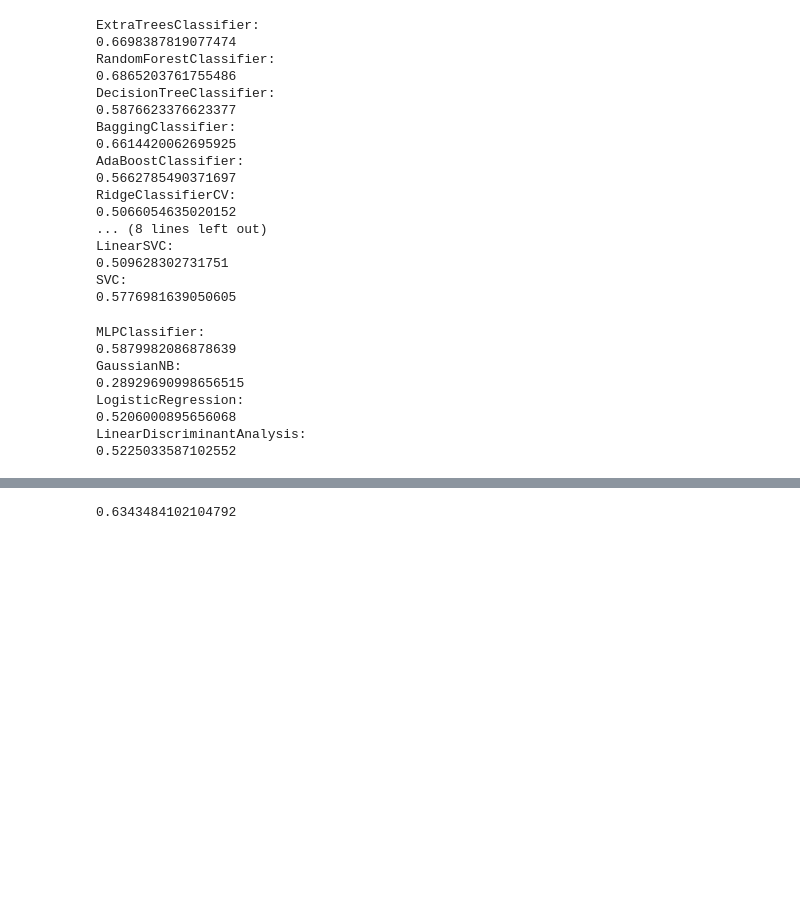
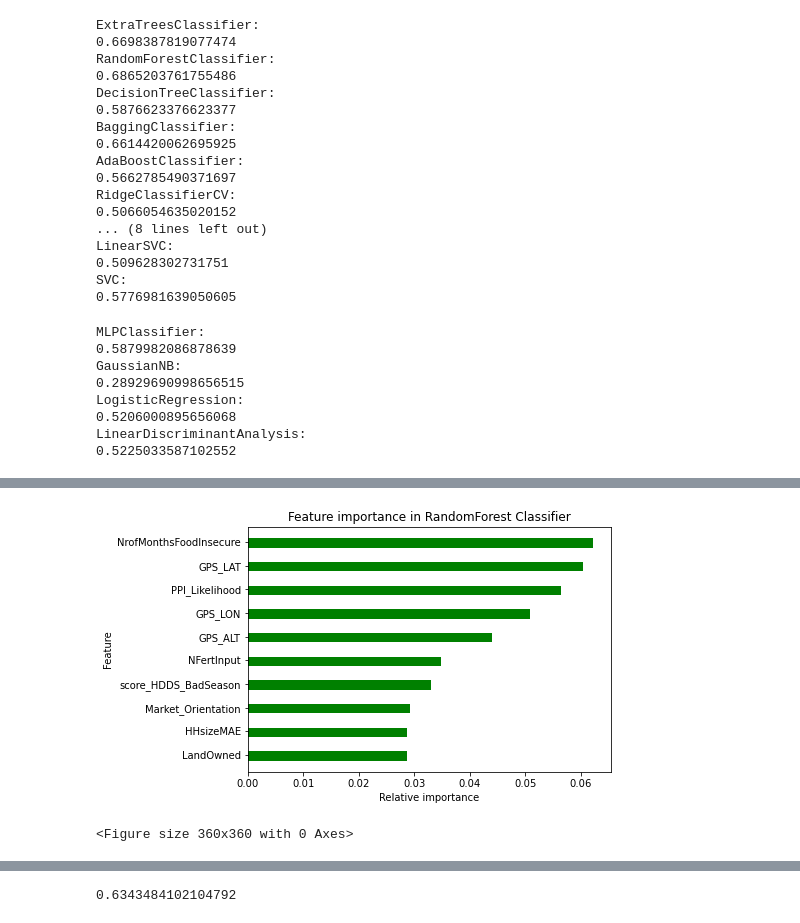
Before and after one commit to willianck/Predicting-Food-Insecurity, a Jupyter notebook: pipeline_demo.ipynb, the cells around one changed output, grey strips where cells are left out. Cells and saved outputs as stored; diff of their text form; code cells hidden in the pictures; blank space fills up the shorter version.

```diff
--- a/pipeline_demo.ipynb
+++ b/pipeline_demo.ipynb
@@ -210,0 +204,10 @@ score = classifier.score(X_test, y_test)
+# %%
+classifier = RandomForestClassifier(bootstrap=False, max_depth=50, max_features='auto', n_estimators=500, random_state=0)
+classifier.fit(X_train, y_train)
+classifier.score(X_test, y_test)
+
+# Best params {'bootstrap': False,
+#  'max_depth': 50,
+#  'max_features': 'auto',
+#  'min_samples_leaf': 1,
+#  'n_estimators': 500}
@@ -210,0 +216,6 @@ score = classifier.score(X_test, y_test)
+# %%
+a = classifier.feature_importances_
+top_10_idx = np.argsort(a)[-10:]
+top_10_values = [a[i] for i in top_10_idx]
+# %%
+top_10_names = [X.columns[i] for i in top_10_idx]
@@ -210,0 +235,19 @@ score = classifier.score(X_test, y_test)
+# %%
+col = top_10_names
+top_10_values
+#plot
+fig, ax = plt.subplots()
+width = 0.4 # the width of the bars
+ind = np.arange(len(top_10_values)) # the x locations for the groups
+ax.barh(ind, top_10_values, width, color="green")
+ax.set_yticks(ind+width/10)
+ax.set_yticklabels(col, minor=False)
+plt.title("Feature importance in RandomForest Classifier")
+plt.xlabel("Relative importance")
+plt.ylabel("Feature")
+plt.savefig('randomforest_feature_importances.png',format='png',bbox_inches = "tight")
+plt.figure(figsize=(5,5))
+fig.set_size_inches(6.5, 4.5, forward=True)
+# %% [output]
+[figure, added]
+<Figure size 360x360 with 0 Axes>
```
Also changed, not shown: parts of 19 cells of this notebook.
